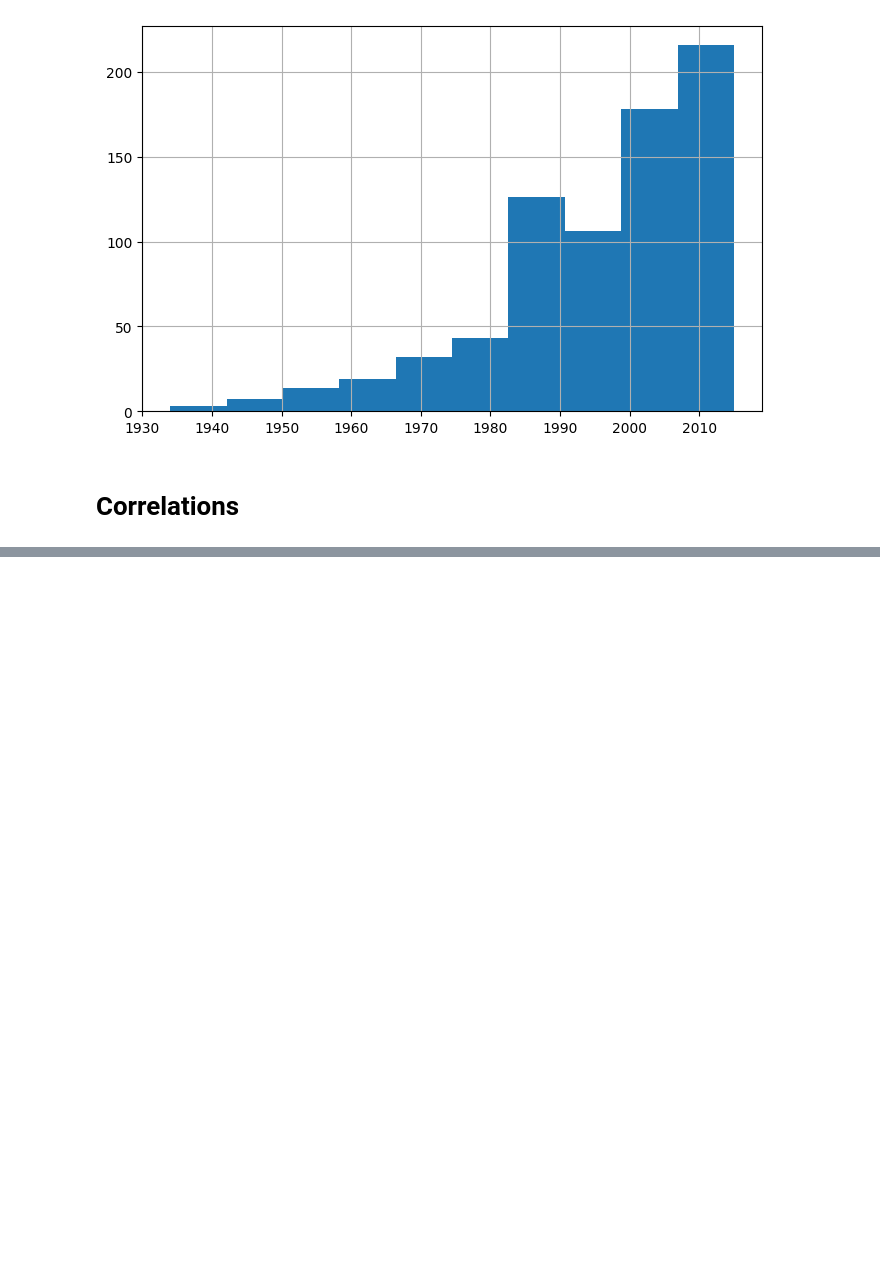
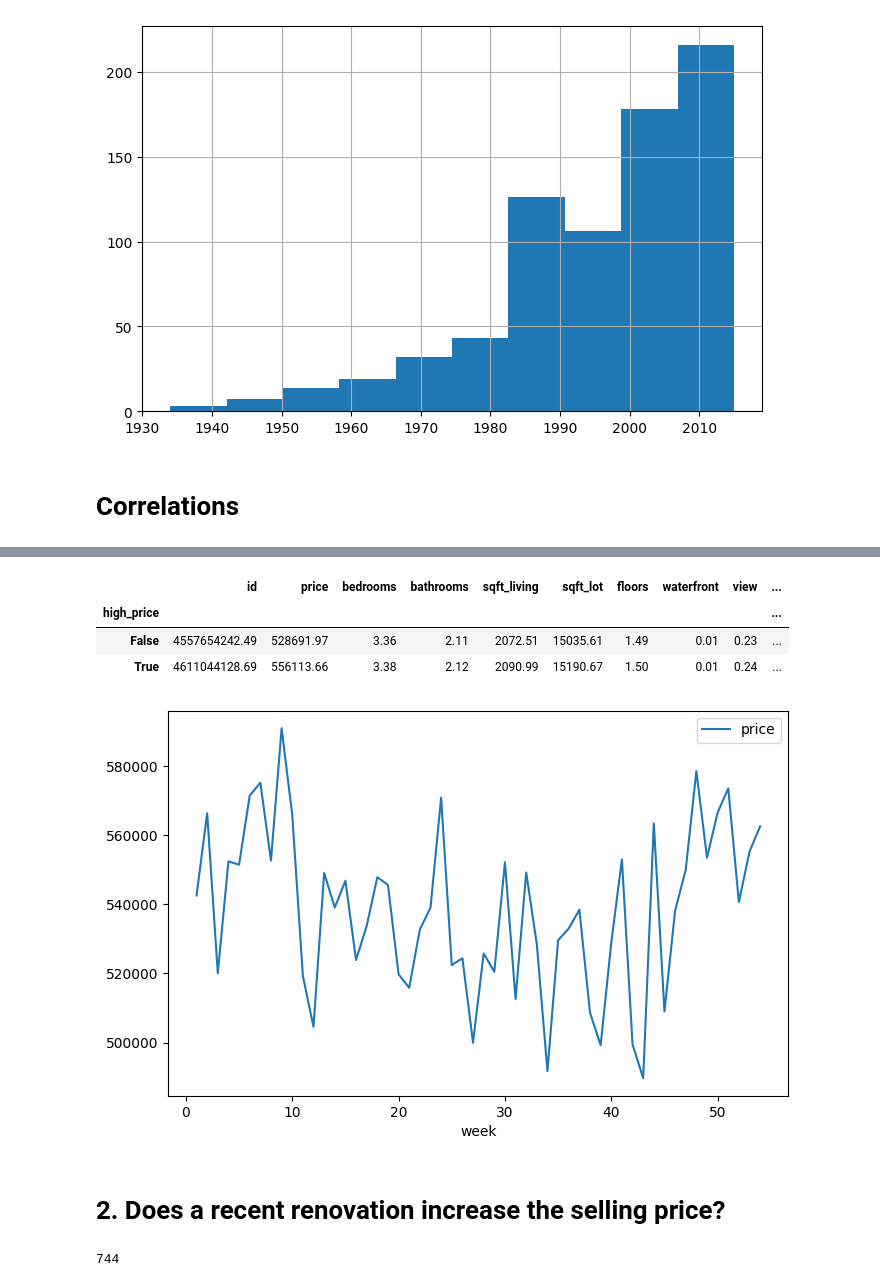
Before and after one commit to jan-schlautmann/ds-eda-housing-project, a Jupyter notebook: EDA.ipynb, the cells around one changed output, grey strips where cells are left out. Cells and saved outputs as stored; diff of their text form; code cells hidden in the pictures; blank space fills up the shorter version.

Commit message:
first goes on reseaerch question 1 and 2

```diff
--- a/EDA.ipynb
+++ b/EDA.ipynb
@@ -231,0 +231,76 @@ sns.stripplot(df.view,df.price, jitter=0.4)
+# %%
+df.date.value_counts() # there are days with only 1 sale per day so might not be a good idea to aggregate per day.
+df.date.dt.week.value_counts() # looks better
+
+# However there is some overlap in May. So lets make a better week column.
+df.date.describe()
+df["week"] = (df["date"] - pd.to_datetime("2014-05-02")).dt.days // 7 + 1
+
+df.week.value_counts() # Almost no data in the last two weeks. Get rid of it, since we have data on the timespan of 1 year.
+
+df_weekly = df[df.week < 55]
+
+df_weekly.groupby("week").mean("price").reset_index().plot.line(x="week",y="price")
+# A lot of week to week variation and generally speaking the avg sales price varies by up to 15% depending on time.
+# It seems like Sales prices in week 1-10 and 45 - 54 are a bit higher which would be Mid March - Beginning of July
+
+# Lets check data on that assumption:
+df_weekly["high_price"] = df_weekly.week.isin(list(range(1,11))+list(range(45,55)))
+df_weekly.groupby("high_price").mean("price")
+# The avarage selling price in the above mentioned time span is 27.5k higher. However, the high week2week variation needs to be considered.
+
+
+
+
+
+
+
+
+# Follow up.
+# Does this hold true for the center as well????
+# %% [output]
+|  | id | price | bedrooms | bathrooms | sqft_living | sqft_lot | floors | waterfront | view | ... |
+| high_price |  |  |  |  |  |  |  |  |  | ... |
+| False | 4557654242.49 | 528691.97 | 3.36 | 2.11 | 2072.51 | 15035.61 | 1.49 | 0.01 | 0.23 | ... |
+| True | 4611044128.69 | 556113.66 | 3.38 | 2.12 | 2090.99 | 15190.67 | 1.50 | 0.01 | 0.24 | ... |
+[figure, added]
+# %% [markdown]
+# 2. Does a recent renovation increase the selling price?
+# %%
+# Things to consider: Drop recently built houses since they will have a high selling price and no renovation yet.
+# Lets randomly go up to yr_built 2000 and define recently as "within the last 5 years". DOESNT REALLY INFLUENCE IT.
+df_reno = df
+
+sorted(df_reno.yr_renovated.unique()) #even some renovated in 2015
+df_reno.yr_renovated.value_counts() # Wow, most were renovated in 2014
+
+df_reno["recent_reno"] = df_reno.yr_renovated.isin([2010,2011,2012,2013,2014,2015])
+sum(df_reno["recent_reno"]) # 150
+
+# The number is relatively low but let's see what it does:
+df_reno.groupby("recent_reno").mean() # The price is higher even after correcting for the difference in sqft_living (see price per sqft).
+# There seems to be a high demand for newly renovated houses.
+
+# Lets compare it with houses that were never renovated
+# But be careful we don't know if initial NaN values mean no renovation of if its reno_date is unknown.
+
+df_reno["renovated"] = ~df_reno.yr_renovated.isna() # The ~ reverts True and False apparently.
+df_reno.groupby("renovated").mean()
+# A renovation no matter if recent or not increases the avarage sale price.
+
+df_reno.groupby(["renovated","recent_reno"]).mean()
+# The main difference (price / sqft) is between no renovated and renovated. a recent_renovation only rises the price every to slightly.
+# Timothy should therefore only renovate those houses that have never been renovated.
+
+
+
+
+
+# Further question:
+# Is there a yr_renovated threshold were the price of renovated == unrenovated
+
+# Do the groupby in pivot_table
+
+# Careful because of lower n. 744 renovated.
+# %% [output]
+744
```
Also changed, not shown: parts of 8 cells of this notebook.
